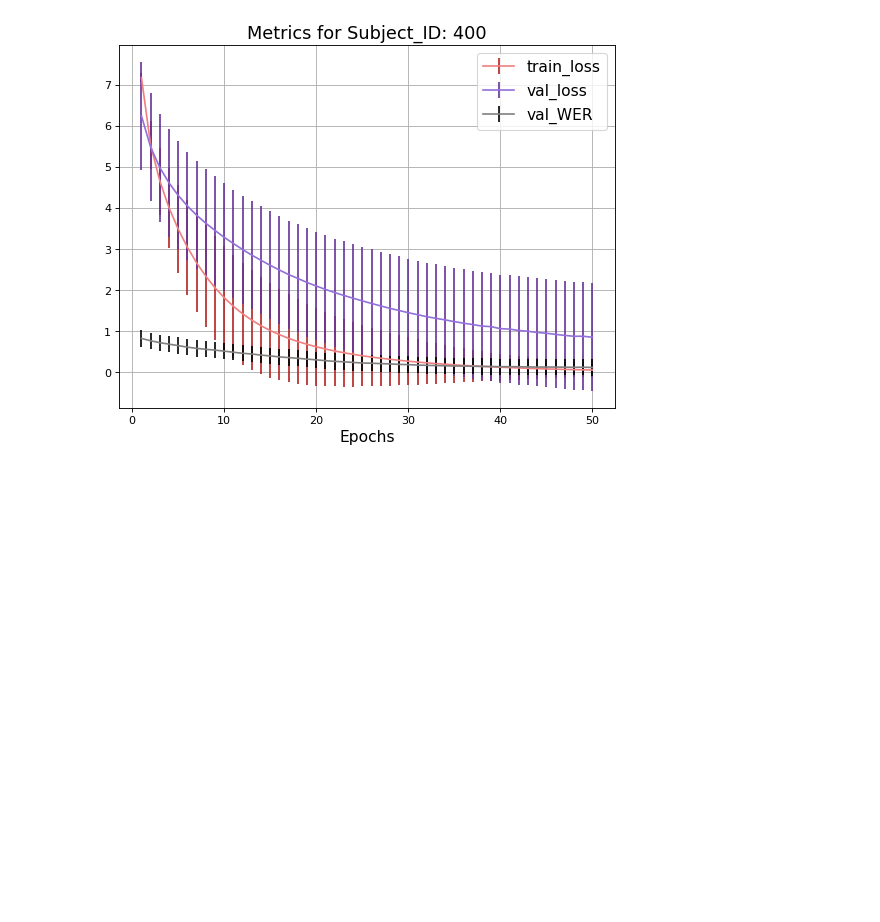
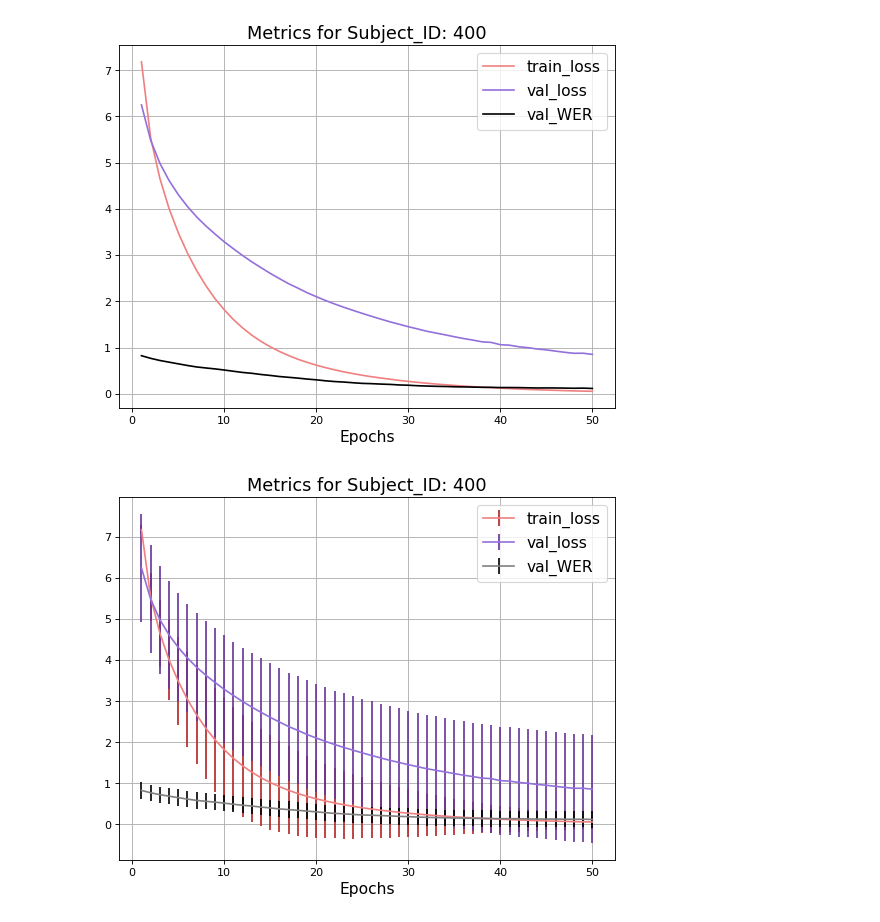
Before and after one commit to akamsali/ecog2txt-pytorch, a Jupyter notebook: notebooks/test_pytorch_transformer.ipynb, the cells around one changed output. Saved outputs shown, nothing was run; the diff lists cells and outputs as text; code cells hidden in the pictures; blank space fills up the shorter version.

```diff
--- a/notebooks/test_pytorch_transformer.ipynb
+++ b/notebooks/test_pytorch_transformer.ipynb
@@ -55,6 +35,19 @@ val_loss_err = np.std(np.array(val_loss), axis=0)
 val_WER_err = np.std(np.array(val_WER), axis=0)
 
 epochs = np.arange(1,51)
+# %%
+plt.figure(figsize=(8,6), dpi=80)
+plt.plot(epochs, train_loss_avg, label='train_loss', color='lightcoral')
+plt.plot(epochs, val_loss, label='val_loss', color='mediumpurple')
+plt.plot(epochs, val_WER, label='val_WER', color='black')
+
+plt.xlabel("Epochs", fontsize=14)
+plt.title("Metrics for Subject_ID: 400", fontsize=16)
+plt.legend(fontsize=14)
+plt.grid()
+plt.show()
+# %% [output]
+[figure, added]
 # %%
 plt.figure(figsize=(8,6), dpi=80)
 plt.errorbar(epochs, train_loss_avg, yerr=train_loss_err, label='train_loss', color='lightcoral', ecolor='firebrick')
```
Also changed, not shown: parts of 1 cell of this notebook.
